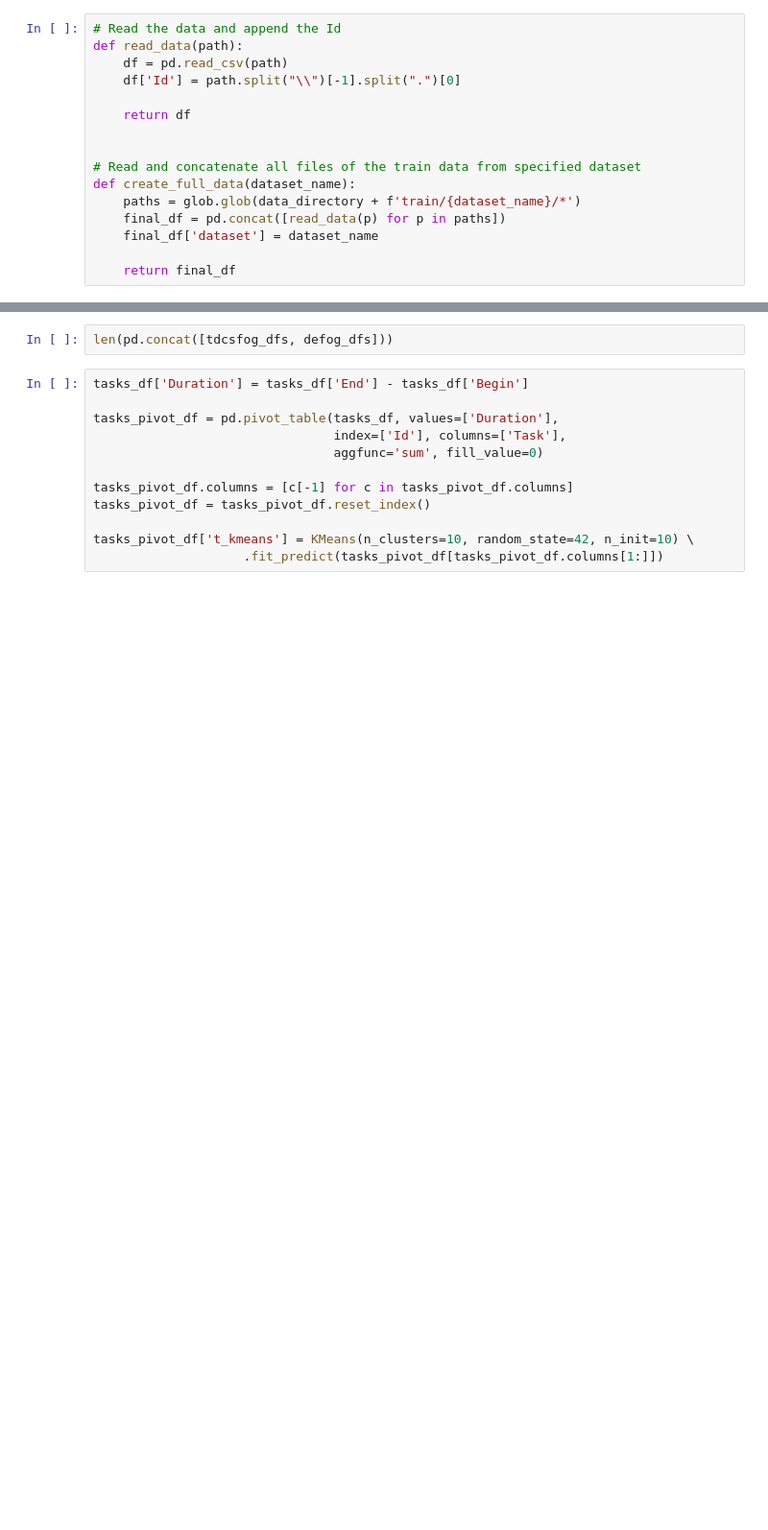
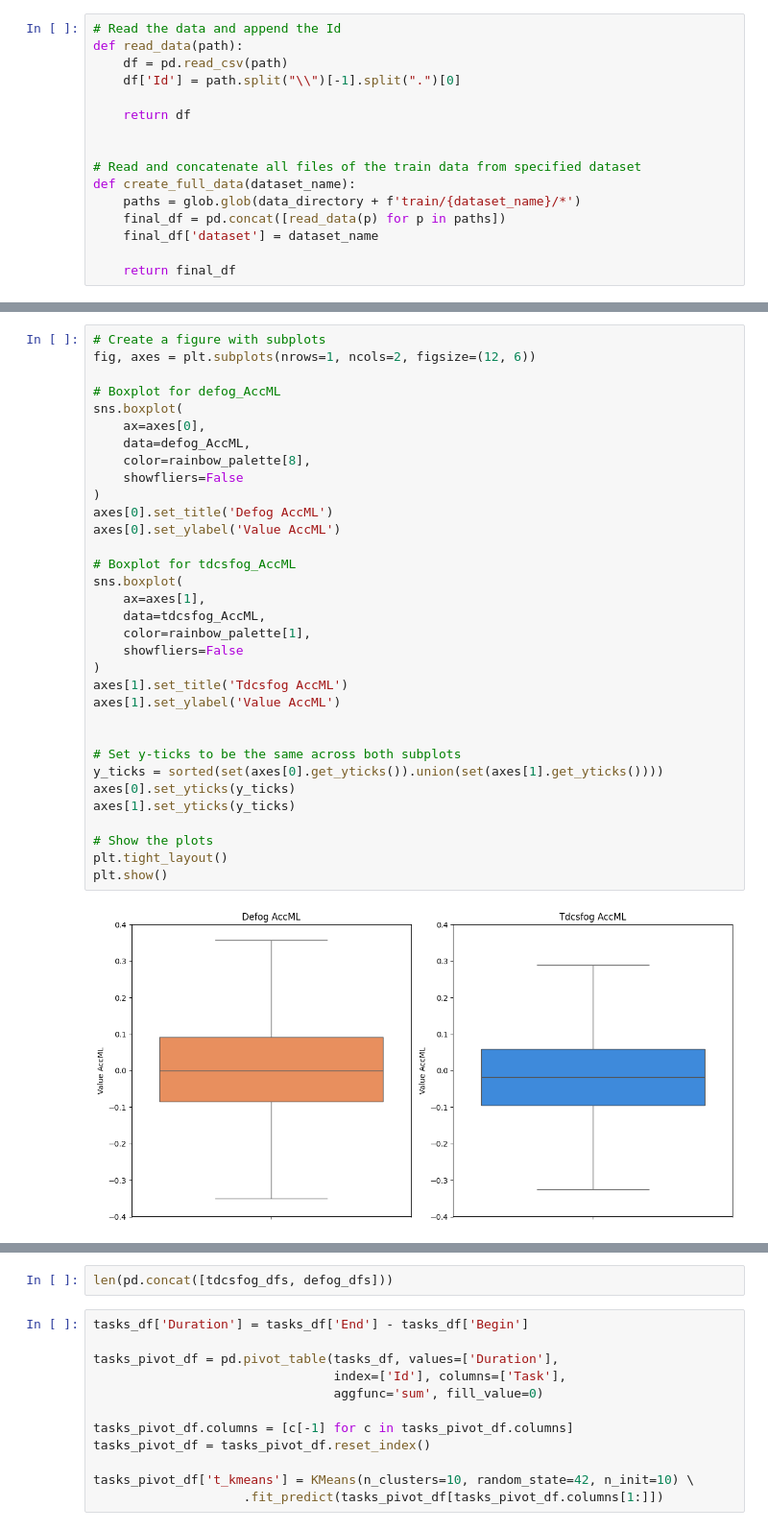
Before and after one commit to pariaighanian/Parkinson_Freezing_of_Gait_Prediction, a Jupyter notebook: ML.ipynb, the cells around one changed output, grey strips where cells are left out. Shown at 96% size. Saved outputs shown, nothing was run; the diff lists cells and outputs as text; blank space fills up the shorter version.

```diff
--- a/ML.ipynb
+++ b/ML.ipynb
@@ -132,0 +257,35 @@ defog_dfs.head()
+# %%
+# Create a figure with subplots
+fig, axes = plt.subplots(nrows=1, ncols=2, figsize=(12, 6))
+
+# Boxplot for defog_AccML
+sns.boxplot(
+    ax=axes[0],
+    data=defog_AccML,
+    color=rainbow_palette[8],
+    showfliers=False
+)
+axes[0].set_title('Defog AccML')
+axes[0].set_ylabel('Value AccML')
+
+# Boxplot for tdcsfog_AccML
+sns.boxplot(
+    ax=axes[1],
+    data=tdcsfog_AccML,
+    color=rainbow_palette[1],
+    showfliers=False
+)
+axes[1].set_title('Tdcsfog AccML')
+axes[1].set_ylabel('Value AccML')
+
+
+# Set y-ticks to be the same across both subplots
+y_ticks = sorted(set(axes[0].get_yticks()).union(set(axes[1].get_yticks())))
+axes[0].set_yticks(y_ticks)
+axes[1].set_yticks(y_ticks)
+
+# Show the plots
+plt.tight_layout()
+plt.show()
+# %% [output]
+[figure, added]
```
Also changed, not shown: parts of 58 cells of this notebook.
